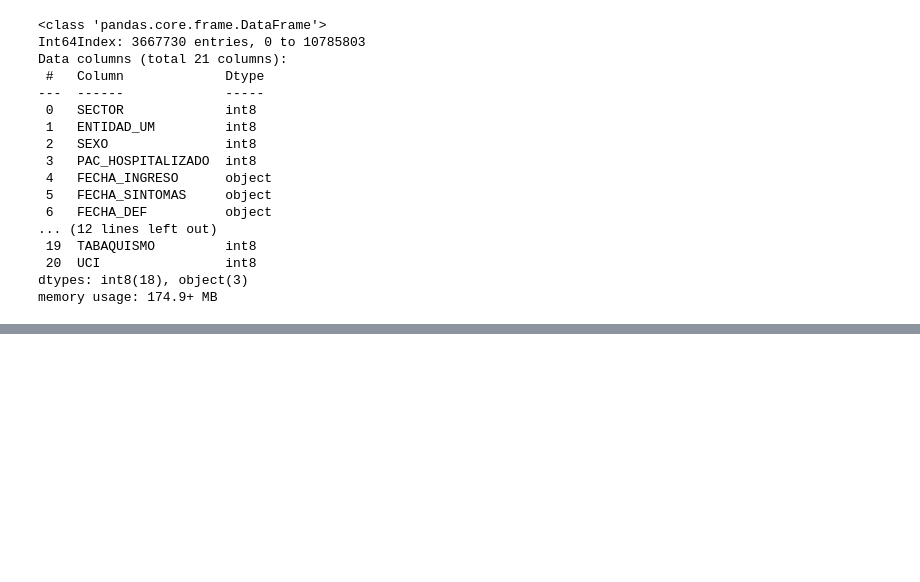
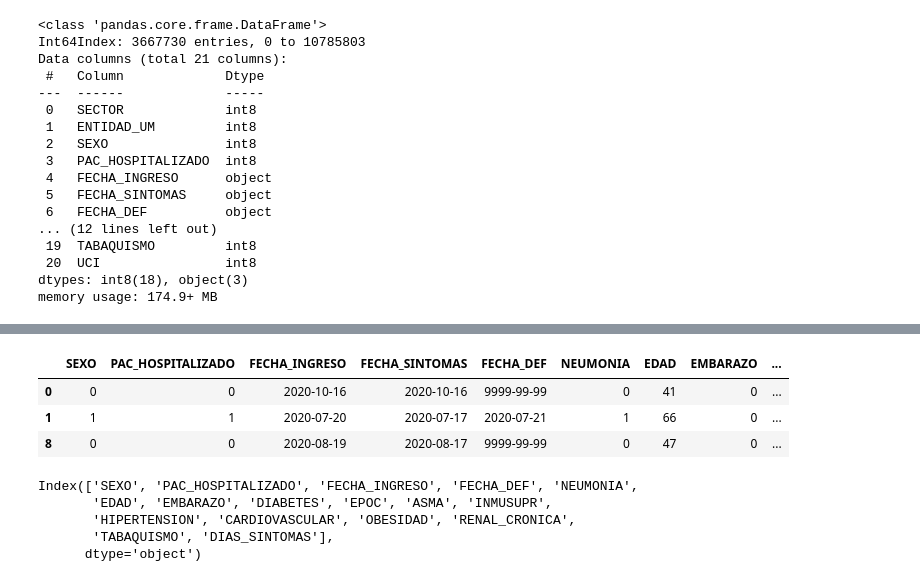
Before and after one commit to EstebanBrito/covid19-mexico, a Jupyter notebook: notebooks/PreprocML.ipynb, the cells around one changed output, grey strips where cells are left out. Saved outputs shown, nothing was run; the diff lists cells and outputs as text; code cells hidden in the pictures; blank space fills up the shorter version.

```diff
--- a/notebooks/PreprocML.ipynb
+++ b/notebooks/PreprocML.ipynb
@@ -76,0 +93,2 @@ estandarizar edad, dias hospital
+# %%
+df.drop(['SECTOR', 'ENTIDAD_UM', 'INTUBADO', 'UCI'], axis=1, inplace=True)
@@ -76,0 +108,14 @@ estandarizar edad, dias hospital
+# %%
+def dias_desde_sintomas_a_ingreso(x):
+    fecha_sintomas = datetime.date.fromisoformat(x['FECHA_SINTOMAS'])
+    fecha_ingreso = datetime.date.fromisoformat(x['FECHA_INGRESO'])
+    return (fecha_ingreso - fecha_sintomas).days
+# %%
+df['DIAS_SINTOMAS'] = df[['FECHA_SINTOMAS', 'FECHA_INGRESO']].apply(dias_desde_sintomas_a_ingreso, axis=1).astype('int8')
+# %%
+df.head(3)
+# %% [output]
+|  | SEXO | PAC_HOSPITALIZADO | FECHA_INGRESO | FECHA_SINTOMAS | FECHA_DEF | NEUMONIA | EDAD | EMBARAZO | ... |
+| 0 | 0 | 0 | 2020-10-16 | 2020-10-16 | 9999-99-99 | 0 | 41 | 0 | ... |
+| 1 | 1 | 1 | 2020-07-20 | 2020-07-17 | 2020-07-21 | 1 | 66 | 0 | ... |
+| 8 | 0 | 0 | 2020-08-19 | 2020-08-17 | 9999-99-99 | 0 | 47 | 0 | ... |
@@ -76,0 +125,8 @@ estandarizar edad, dias hospital
+# %%
+df.columns
+# %% [output]
+Index(['SEXO', 'PAC_HOSPITALIZADO', 'FECHA_INGRESO', 'FECHA_DEF', 'NEUMONIA',
+       'EDAD', 'EMBARAZO', 'DIABETES', 'EPOC', 'ASMA', 'INMUSUPR',
+       'HIPERTENSION', 'CARDIOVASCULAR', 'OBESIDAD', 'RENAL_CRONICA',
+       'TABAQUISMO', 'DIAS_SINTOMAS'],
+      dtype='object')
```
Also changed, not shown: parts of 30 cells of this notebook.
